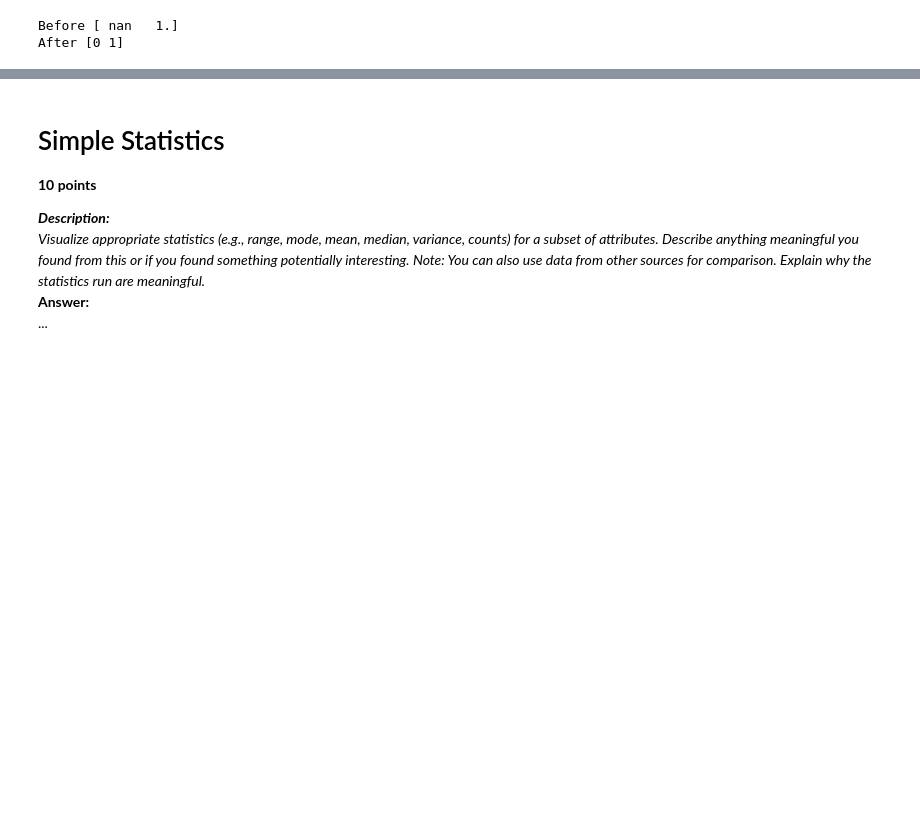
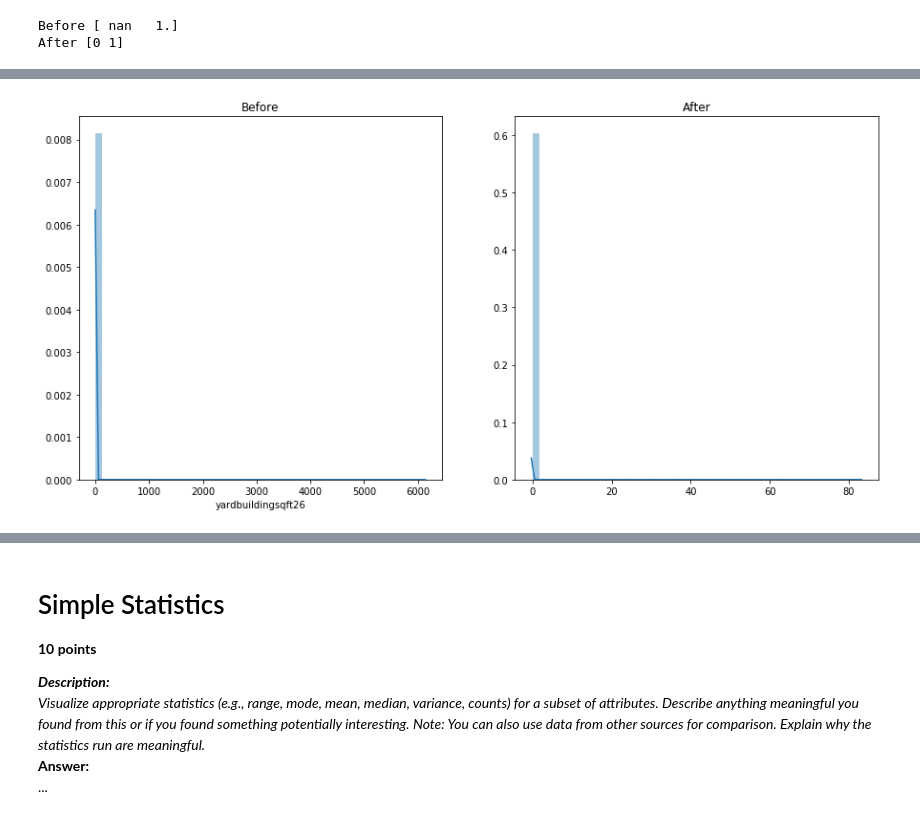
Before and after one commit to post2web/data_mining_group_project, a Jupyter notebook: notebooks/ivelin.ipynb, the cells around one changed output, grey strips where cells are left out. Cells and saved outputs as stored; diff of their text form; code cells hidden in the pictures; blank space fills up the shorter version.

```diff
--- a/notebooks/ivelin.ipynb
+++ b/notebooks/ivelin.ipynb
@@ -374,0 +404,13 @@ After [0 1]
+# %%
+data['yardbuildingsqft26'] = data['yardbuildingsqft26'].fillna(0)
+
+# check for outliers
+f, ax = plt.subplots(nrows=1, ncols=2, figsize=[15, 7])
+sns.distplot(data['yardbuildingsqft26'], ax=ax[0]).set_title('Before');
+
+max_value = data['yardbuildingsqft26'].mean() + data['yardbuildingsqft26'].std() * 6
+data.loc[data['yardbuildingsqft26'] > max_value, 'yardbuildingsqft26'] = max_value
+
+sns.distplot(data['yardbuildingsqft26'].values, ax=ax[1]).set_title('After');
+# %% [output]
+[figure, added]
```
Also changed, not shown: parts of 27 cells of this notebook, 1 other file.
